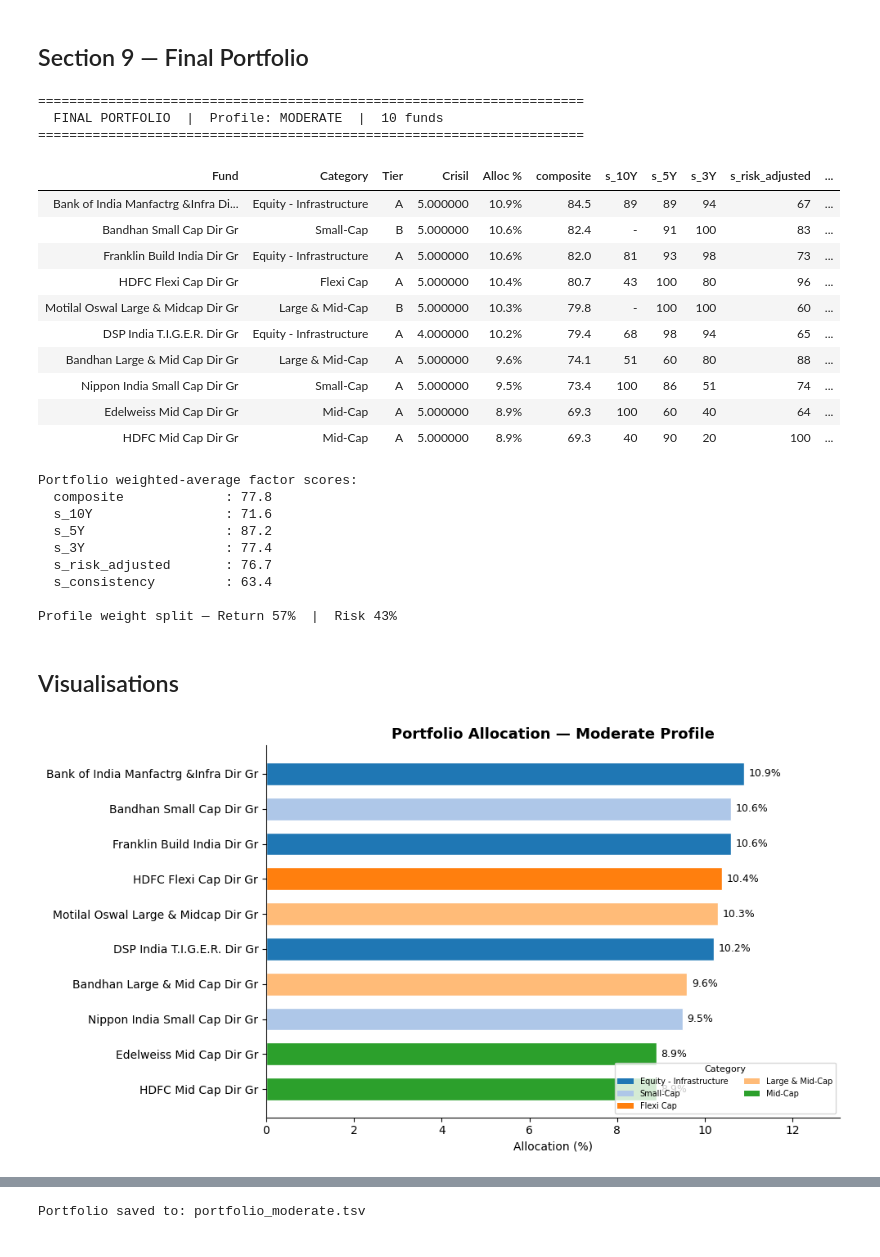
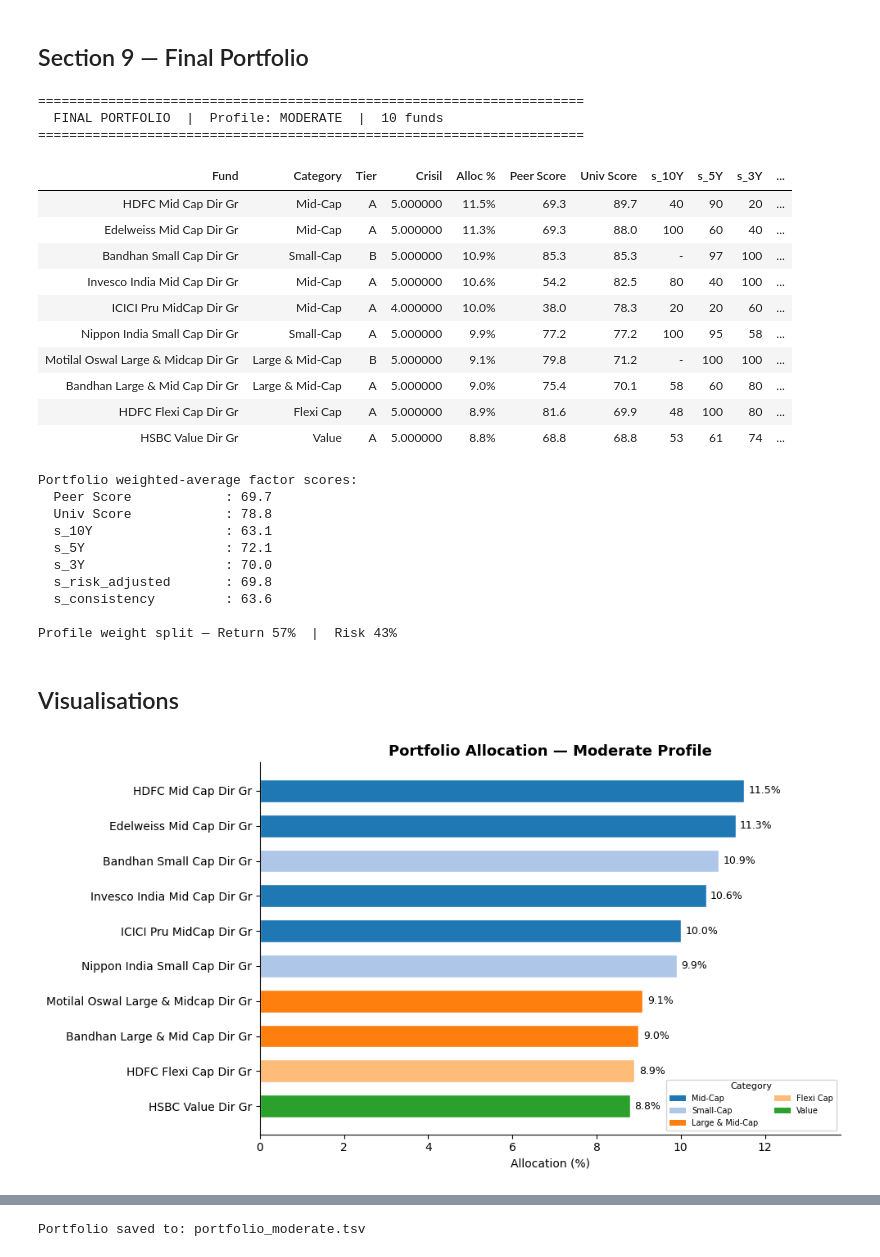
Before and after one commit to ParikhKadam/stock-trader, a Jupyter notebook: mutualfunds/mutual_fund_portfolio.ipynb, the cells around one changed output, grey strips where cells are left out. Saved outputs shown, nothing was run; the diff lists cells and outputs as text; code cells hidden in the pictures.

```diff
--- a/mutualfunds/mutual_fund_portfolio.ipynb
+++ b/mutualfunds/mutual_fund_portfolio.ipynb
@@ -380,7 +421,8 @@ universe["_cv_capped"] = universe["_cv"].clip(upper=cv_cap)
 universe["_inv_cv"]    = (1.0 / universe["_cv_capped"].replace(0, np.nan))
 
 universe["s_consistency"] = within_cat_pct(universe, "_inv_cv", min_size=MIN_CATEGORY_SIZE)
-universe.drop(columns=["_cv", "_cv_capped", "_inv_cv"], inplace=True)
+universe.drop(columns=["_cv", "_cv_capped"], inplace=True)
+# _inv_cv retained for cross-universe scoring in Phase 3
 
 print("s_consistency:")
 print(universe["s_consistency"].describe().round(1))
@@ -632,10 +766,10 @@ Pairs exceeding 40% threshold: 19
 # %%
 # ── Overlap-constrained selection — backtracking with branch-and-bound ─────────
-# Objective: maximise Σ composite_score_i
+# Objective: maximise Σ composite_x_i  (cross-universe score — comparable across categories)
 # Constraint: pairwise overlap(i,j) ≤ OVERLAP_THRESHOLD for all pairs in S
 
-score_map    = dict(zip(shortlist["isin"], shortlist["composite"]))
-sorted_isins = shortlist.sort_values("composite", ascending=False)["isin"].tolist()
+score_map    = dict(zip(shortlist["isin"], shortlist["composite_x"]))
+sorted_isins = shortlist.sort_values("composite_x", ascending=False)["isin"].tolist()
 
 # O(1) overlap lookup
 ov_lookup = {i: {j: overlap_df.loc[i, j] for j in isins} for i in isins}
@@ -686,11 +820,13 @@ if not best_sel:
     )
 
 selected = shortlist[shortlist["isin"].isin(best_sel)].copy()
-print(f"\n✓  Selected {len(selected)} funds  |  Portfolio score sum: {best_score:.2f}")
+print(f"\n✓  Selected {len(selected)} funds  |  Univ score sum: {best_score:.2f}")
 print()
 print(
-    selected[["_short", "Category Name", "tier", "composite"]]
-    .rename(columns={"_short": "Fund", "Category Name": "Category"})
+    selected[["_short", "Category Name", "tier", "composite", "composite_x"]]
+    .rename(columns={"_short": "Fund", "Category Name": "Category",
+                     "composite": "peer_score", "composite_x": "univ_score"})
+    .sort_values("univ_score", ascending=False)
     .to_string(index=False)
 )
 # %% [output]
@@ -755,13 +891,16 @@ Allocations (floor=5%, cap=20%):
 portfolio = (
     selected[[
         "_short", "Category Name", "tier", "Crisil Rating",
-        "composite", "s_10Y", "s_5Y", "s_3Y", "s_risk_adjusted", "s_consistency",
+        "composite", "composite_x",
+        "s_10Y", "s_5Y", "s_3Y", "s_risk_adjusted", "s_consistency",
         "allocation", "isin",
     ]]
     .rename(columns={
         "_short":        "Fund",
         "Category Name": "Category",
         "Crisil Rating": "Crisil",
+        "composite":     "Peer Score",
+        "composite_x":   "Univ Score",
     })
     .sort_values("allocation", ascending=False)
     .reset_index(drop=True)
@@ -775,23 +914,25 @@ print(f"{'='*70}\n")
 
 display(
     portfolio[["Fund", "Category", "tier", "Crisil", "Alloc %",
-               "composite", "s_10Y", "s_5Y", "s_3Y", "s_risk_adjusted", "s_consistency"]]
+               "Peer Score", "Univ Score", "s_10Y", "s_5Y", "s_3Y", "s_risk_adjusted", "s_consistency"]]
     .rename(columns={"tier": "Tier"})
     .style
     .format({
-        "Alloc %":        "{:.1f}%",
-        "composite":      "{:.1f}",
+        "Alloc %":    "{:.1f}%",
+        "Peer Score": "{:.1f}",
+        "Univ Score": "{:.1f}",
         **{c: "{:.0f}" for c in FACTOR_COLS},
     }, na_rep="-")
-    .background_gradient(subset=["Alloc %", "composite"], cmap="YlGn")
+    .background_gradient(subset=["Alloc %", "Univ Score"], cmap="YlGn")
     .hide(axis="index")
 )
 
 # Weighted-average factor scores
 print("\nPortfolio weighted-average factor scores:")
-for col in ["composite"] + FACTOR_COLS:
+allocs = portfolio["allocation"]
+for col in ["Peer Score", "Univ Score"] + FACTOR_COLS:
     valid = portfolio[col].notna()
-    wa = np.average(portfolio.loc[valid, col], weights=portfolio.loc[valid, "allocation"])
+    wa = np.average(portfolio.loc[valid, col], weights=allocs[valid])
     print(f"  {col:<22}: {wa:.1f}")
 
 _w = PROFILE_WEIGHTS[PROFILE]
@@ -802,24 +943,25 @@ print(f"\nProfile weight split — "
 ======================================================================
   FINAL PORTFOLIO  |  Profile: MODERATE  |  10 funds
 ======================================================================
-| Fund | Category | Tier | Crisil | Alloc % | composite | s_10Y | s_5Y | s_3Y | s_risk_adjusted | ... |
-| Bank of India Manfactrg &Infra Di... | Equity - Infrastructure | A | 5.000000 | 10.9% | 84.5 | 89 | 89 | 94 | 67 | ... |
-| Bandhan Small Cap Dir Gr | Small-Cap | B | 5.000000 | 10.6% | 82.4 | - | 91 | 100 | 83 | ... |
-| Franklin Build India Dir Gr | Equity - Infrastructure | A | 5.000000 | 10.6% | 82.0 | 81 | 93 | 98 | 73 | ... |
-| HDFC Flexi Cap Dir Gr | Flexi Cap | A | 5.000000 | 10.4% | 80.7 | 43 | 100 | 80 | 96 | ... |
-| Motilal Oswal Large & Midcap Dir Gr | Large & Mid-Cap | B | 5.000000 | 10.3% | 79.8 | - | 100 | 100 | 60 | ... |
-| DSP India T.I.G.E.R. Dir Gr | Equity - Infrastructure | A | 4.000000 | 10.2% | 79.4 | 68 | 98 | 94 | 65 | ... |
-| Bandhan Large & Mid Cap Dir Gr | Large & Mid-Cap | A | 5.000000 | 9.6% | 74.1 | 51 | 60 | 80 | 88 | ... |
-| Nippon India Small Cap Dir Gr | Small-Cap | A | 5.000000 | 9.5% | 73.4 | 100 | 86 | 51 | 74 | ... |
-| Edelweiss Mid Cap Dir Gr | Mid-Cap | A | 5.000000 | 8.9% | 69.3 | 100 | 60 | 40 | 64 | ... |
-| HDFC Mid Cap Dir Gr | Mid-Cap | A | 5.000000 | 8.9% | 69.3 | 40 | 90 | 20 | 100 | ... |
+| Fund | Category | Tier | Crisil | Alloc % | Peer Score | Univ Score | s_10Y | s_5Y | s_3Y | ... |
+| HDFC Mid Cap Dir Gr | Mid-Cap | A | 5.000000 | 11.5% | 69.3 | 89.7 | 40 | 90 | 20 | ... |
+| Edelweiss Mid Cap Dir Gr | Mid-Cap | A | 5.000000 | 11.3% | 69.3 | 88.0 | 100 | 60 | 40 | ... |
+| Bandhan Small Cap Dir Gr | Small-Cap | B | 5.000000 | 10.9% | 85.3 | 85.3 | - | 97 | 100 | ... |
+| Invesco India Mid Cap Dir Gr | Mid-Cap | A | 5.000000 | 10.6% | 54.2 | 82.5 | 80 | 40 | 100 | ... |
+| ICICI Pru MidCap Dir Gr | Mid-Cap | A | 4.000000 | 10.0% | 38.0 | 78.3 | 20 | 20 | 60 | ... |
+| Nippon India Small Cap Dir Gr | Small-Cap | A | 5.000000 | 9.9% | 77.2 | 77.2 | 100 | 95 | 58 | ... |
+| Motilal Oswal Large & Midcap Dir Gr | Large & Mid-Cap | B | 5.000000 | 9.1% | 79.8 | 71.2 | - | 100 | 100 | ... |
+| Bandhan Large & Mid Cap Dir Gr | Large & Mid-Cap | A | 5.000000 | 9.0% | 75.4 | 70.1 | 58 | 60 | 80 | ... |
+| HDFC Flexi Cap Dir Gr | Flexi Cap | A | 5.000000 | 8.9% | 81.6 | 69.9 | 48 | 100 | 80 | ... |
+| HSBC Value Dir Gr | Value | A | 5.000000 | 8.8% | 68.8 | 68.8 | 53 | 61 | 74 | ... |
 Portfolio weighted-average factor scores:
-  composite             : 77.8
-  s_10Y                 : 71.6
-  s_5Y                  : 87.2
-  s_3Y                  : 77.4
-  s_risk_adjusted       : 76.7
-  s_consistency         : 63.4
+  Peer Score            : 69.7
+  Univ Score            : 78.8
+  s_10Y                 : 63.1
+  s_5Y                  : 72.1
+  s_3Y                  : 70.0
+  s_risk_adjusted       : 69.8
+  s_consistency         : 63.6
 
 Profile weight split — Return 57%  |  Risk 43%
 # %% [markdown]
@@ -827,33 +969,33 @@ Profile weight split — Return 57%  |  Risk 43%
 # %%
 # ── Allocation bar chart ─────────────────────────────────────────────────────
 fig, ax = plt.subplots(figsize=(10, max(4, len(portfolio) * 0.55)))
-
+Bandhan Small Cap
 funds  = portfolio["Fund"].tolist()
 allocs = portfolio["Alloc %"].tolist()
 cats   = portfolio["Category"].tolist()
 ucats  = list(dict.fromkeys(cats))
 pal    = sns.color_palette("tab20", len(ucats))
 cmap   = dict(zip(ucats, pal))
 colors = [cmap[c] for c in cats]
 
 bars = ax.barh(funds, allocs, color=colors, edgecolor="white", height=0.65)
 ax.bar_label(bars, fmt="%.1f%%", padding=4, fontsize=9)
 ax.set_xlabel("Allocation (%)")
 ax.set_title(f"Portfolio Allocation — {PROFILE.capitalize()} Profile",
              fontsize=13, fontweight="bold")
 ax.invert_yaxis()
 ax.set_xlim(0, max(allocs) * 1.20)
 ax.spines[["top", "right"]].set_visible(False)
 
 from matplotlib.patches import Patch
 handles = [Patch(facecolor=cmap[c], label=c) for c in ucats]
 ax.legend(handles=handles, loc="lower right", fontsize=7, title="Category",
           title_fontsize=8, ncol=2, framealpha=0.8)
 
 plt.tight_layout()
 plt.show()
 # %% [output]
-[figure, old version]
+[figure, new version]
 # %%
 # ── Factor score heatmap ─────────────────────────────────────────────────────
 heat = portfolio.set_index("Fund")[FACTOR_COLS].astype(float)
```
Also changed, not shown: parts of 19 cells of this notebook, 2 other files.
